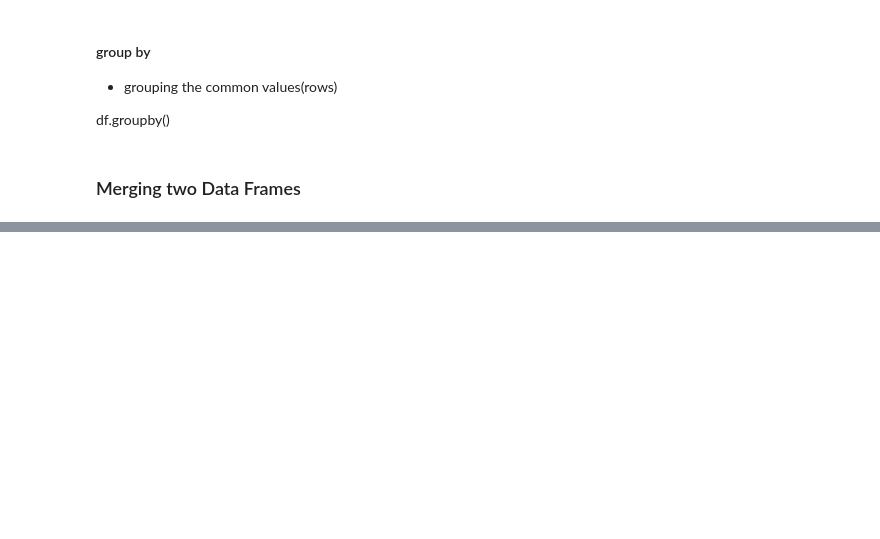
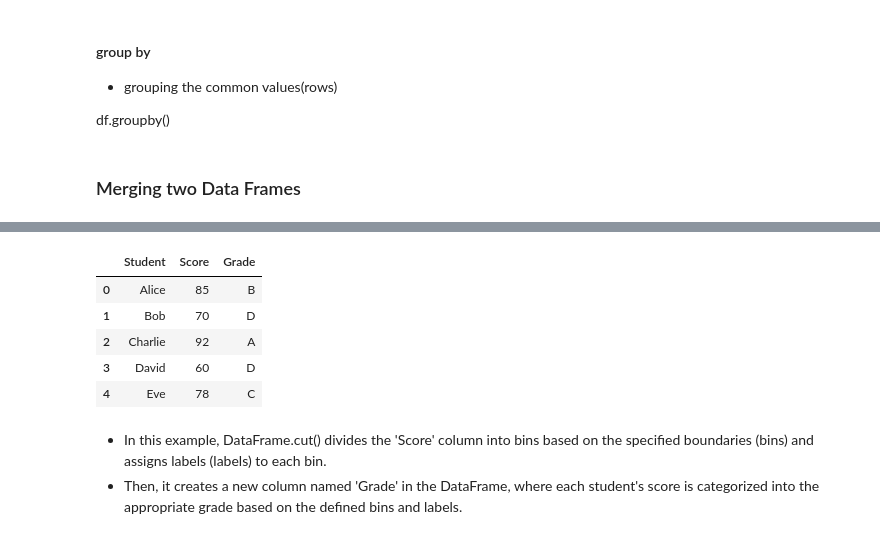
Before and after one commit to anil-k-rajamoni18/PythonLearn, a Jupyter notebook: ADVANCE_CONCEPTS/ML/Pandas_1.ipynb, the cells around one changed output, grey strips where cells are left out. Saved outputs shown, nothing was run; the diff lists cells and outputs as text; code cells hidden in the pictures; blank space fills up the shorter version.

```diff
--- a/ADVANCE_CONCEPTS/ML/Pandas_1.ipynb
+++ b/ADVANCE_CONCEPTS/ML/Pandas_1.ipynb
@@ -1254,0 +839,10 @@ merge1
+# %%
+import pandas as pd
+
+# Creating a DataFrame
+df = pd.DataFrame({
+    'Student': ['Alice', 'Bob', 'Charlie', 'David', 'Eve'],
+    'Score': [85, 70, 92, 60, 78]
+})
+
+df
@@ -1255,3 +856,22 @@ merge1
+# %%
+# Define the bins and labels
+bins = [0, 70, 80, 90, 100]
+labels = ['D', 'C', 'B', 'A']
+
+# Create a new column 'Grade' by categorizing 'Score'
+df['Grade'] = pd.cut(df['Score'], bins=bins, labels=labels)
+
+df
+# %% [output]
+|  | Student | Score | Grade |
+| 0 | Alice | 85 | B |
+| 1 | Bob | 70 | D |
+| 2 | Charlie | 92 | A |
+| 3 | David | 60 | D |
+| 4 | Eve | 78 | C |
+# %% [markdown]
+- In this example, DataFrame.cut() divides the 'Score' column into bins based on the specified boundaries (bins) and assigns labels (labels) to each bin.
+- Then, it creates a new column named 'Grade' in the DataFrame, where each student's score is categorized into the appropriate grade based on the defined bins and labels.
 # %%
 #summary
 # how to read datasets
```
Also changed, not shown: parts of 150 cells of this notebook, 9 other files.
